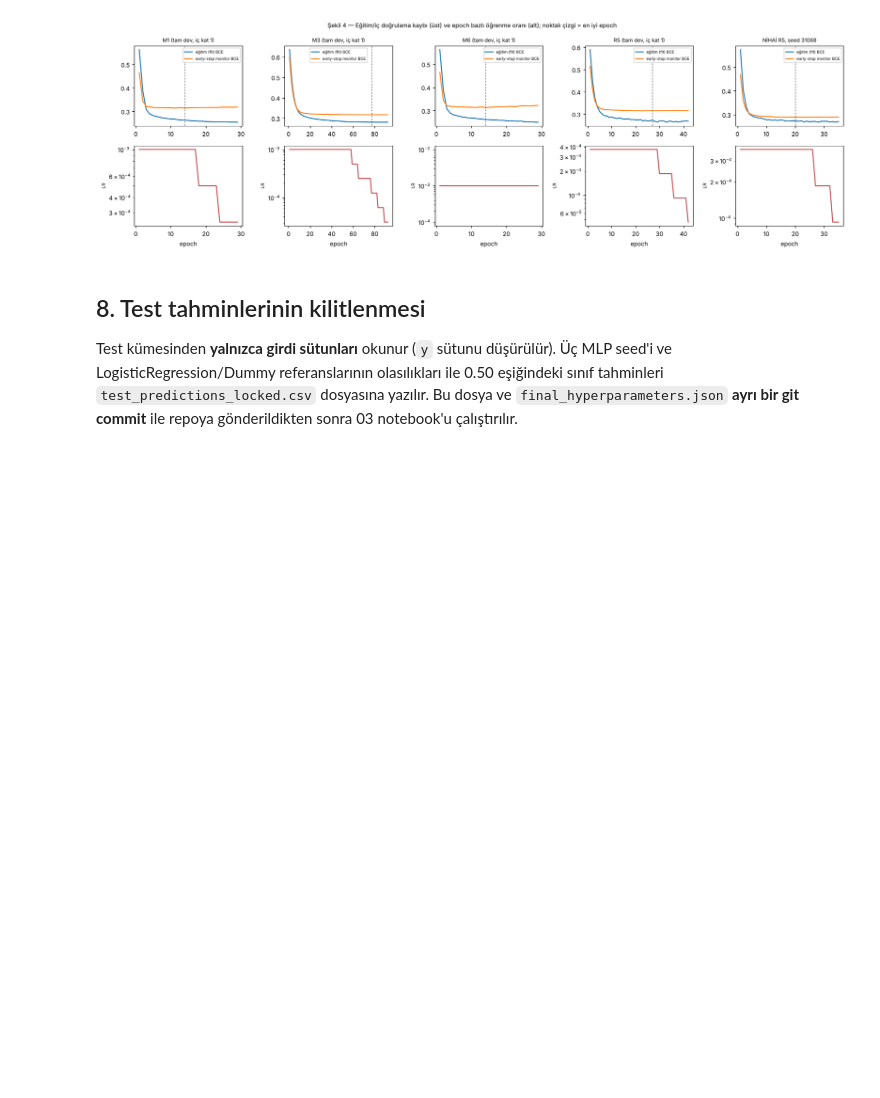
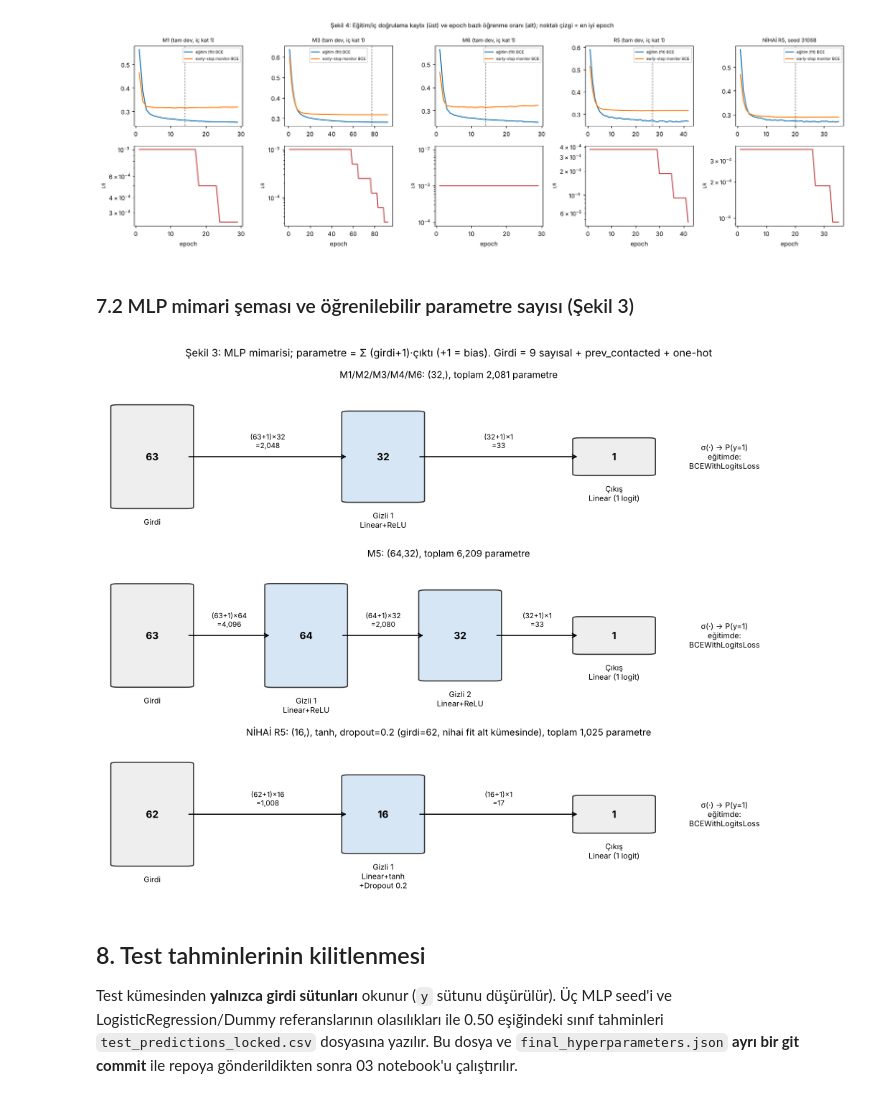
Before and after one commit to ibrahimalpsoy/ysa-midterm-bank-mlp, a Jupyter notebook: 02_nested_cv.ipynb, the cells around one changed output. Cells and saved outputs as stored; diff of their text form; code cells hidden in the pictures; blank space fills up the shorter version.

```diff
--- a/02_nested_cv.ipynb
+++ b/02_nested_cv.ipynb
@@ -129,7 +129,7 @@ MLP girdi boyutu (one-hot sonrası): 63
 # %%
 def draw_arch(ax, n_in, hidden, act, title):
     dims = [n_in, *hidden, 1]; names = ["Girdi"] + [f"Gizli {i+1}\nLinear+{act}" for i in range(len(hidden))] + ["Çıkış\nLinear (1 logit)"]
-    xs = np.linspace(.08, .78, len(dims))
+    xs = np.linspace(.07, .74, len(dims))
     for i, (x, d, nm) in enumerate(zip(xs, dims, names)):
         h = .15 + .55 * np.log1p(d) / np.log1p(max(dims))
         ax.add_patch(FancyBboxPatch((x - .05, .5 - h / 2), .1, h, boxstyle="round,pad=0.01", fc="#d6e6f5" if 0 < i < len(dims) - 1 else "#eee", ec="#333"))
@@ -138,10 +138,8 @@ def draw_arch(ax, n_in, hidden, act, title):
             p = (dims[i - 1] + 1) * d
             ax.annotate("", (x - .05, .5), (xs[i - 1] + .05, .5), arrowprops=dict(arrowstyle="->"))
             ax.text((x + xs[i - 1]) / 2, .56, f"({dims[i-1]}+1)×{d}\n={p:,}", ha="center", fontsize=6.5)
-    ax.text(.88, .5, "σ(·)\n→ P(y=1)\nBCEWithLogits", ha="center", va="center", fontsize=7.5)
-    ax.set_xlim(0, 1); ax.set_ylim(0, 1); ax.axis("off"); ax.set_title(f"{title} — toplam {count_params(n_in, tuple(hidden)):,} parametre", fontsize=8.5)
-fig, axes = plt.subplots(2, 1, figsize=(9, 5))
-draw_arch(axes[0], N_IN, (32,), "ReLU", "M1/M2/M3/M4/M6: (32,)"); draw_arch(axes[1], N_IN, (64, 32), "ReLU", "M5: (64,32)")
-fig.suptitle("Şekil 3 — MLP mimarisi (parametre = Σ (girdi+1)·çıktı; +1 bias)", fontsize=10); fig.tight_layout()
-fig.savefig(C.FIG_DIR / "fig03_mlp_architecture.png"); plt.show()
+    ax.text(.9, .5, "σ(·) → P(y=1)\neğitimde:\nBCEWithLogitsLoss", ha="center", va="center", fontsize=7)
+    ax.set_xlim(0, 1); ax.set_ylim(0, 1); ax.axis("off"); ax.set_title(f"{title}, toplam {count_params(n_in, tuple(hidden)):,} parametre", fontsize=8.5)
+print("Parametre sayısı örnekleri:", {c: count_params(N_IN, h) for c, h in [("(32,)", (32,)), ("(64,32)", (64, 32)), ("(16,)", (16,)), ("(128,64)", (128, 64))]})
+# Mimari şeması nihai model seçildikten sonra (Bölüm 7.2) çizilir.
 # %% [output]
@@ -413,6 +411,18 @@ fig.suptitle("Şekil 4 — Eğitim/iç doğrulama kaybı (üst) ve epoch bazlı
 fig.tight_layout(); fig.savefig(C.FIG_DIR / "fig04_loss_lr_curves.png"); plt.show()
 # %% [output]
 [figure]
+# %% [markdown]
+### 7.2 MLP mimari şeması ve öğrenilebilir parametre sayısı (Şekil 3)
+# %%
+n_final = final_json["n_input_features"]; act_name = {"relu": "ReLU", "tanh": "tanh"}[final_cfg["activation"]]
+fig, axes = plt.subplots(3, 1, figsize=(9, 7.2))
+draw_arch(axes[0], N_IN, (32,), "ReLU", "M1/M2/M3/M4/M6: (32,)"); draw_arch(axes[1], N_IN, (64, 32), "ReLU", "M5: (64,32)")
+draw_arch(axes[2], n_final, tuple(final_cfg["hidden"]), act_name + (f"\n+Dropout {final_cfg['dropout']}" if final_cfg["dropout"] else ""),
+          f"NİHAİ {FINAL_CODE}: {tuple(final_cfg['hidden'])}, {act_name}, dropout={final_cfg['dropout']} (girdi={n_final}, nihai fit alt kümesinde)")
+fig.suptitle("Şekil 3: MLP mimarisi; parametre = Σ (girdi+1)·çıktı (+1 = bias). Girdi = 9 sayısal + prev_contacted + one-hot", fontsize=9.5)
+fig.tight_layout(); fig.savefig(C.FIG_DIR / "fig03_mlp_architecture.png"); plt.show()
+# %% [output]
+[figure, added]
 # %% [markdown]
 ## 8. Test tahminlerinin kilitlenmesi
 Test kümesinden **yalnızca girdi sütunları** okunur (`y` sütunu düşürülür). Üç MLP seed'i ve LogisticRegression/Dummy
```
Also changed, not shown: parts of 10 cells of this notebook, 39 other files.
